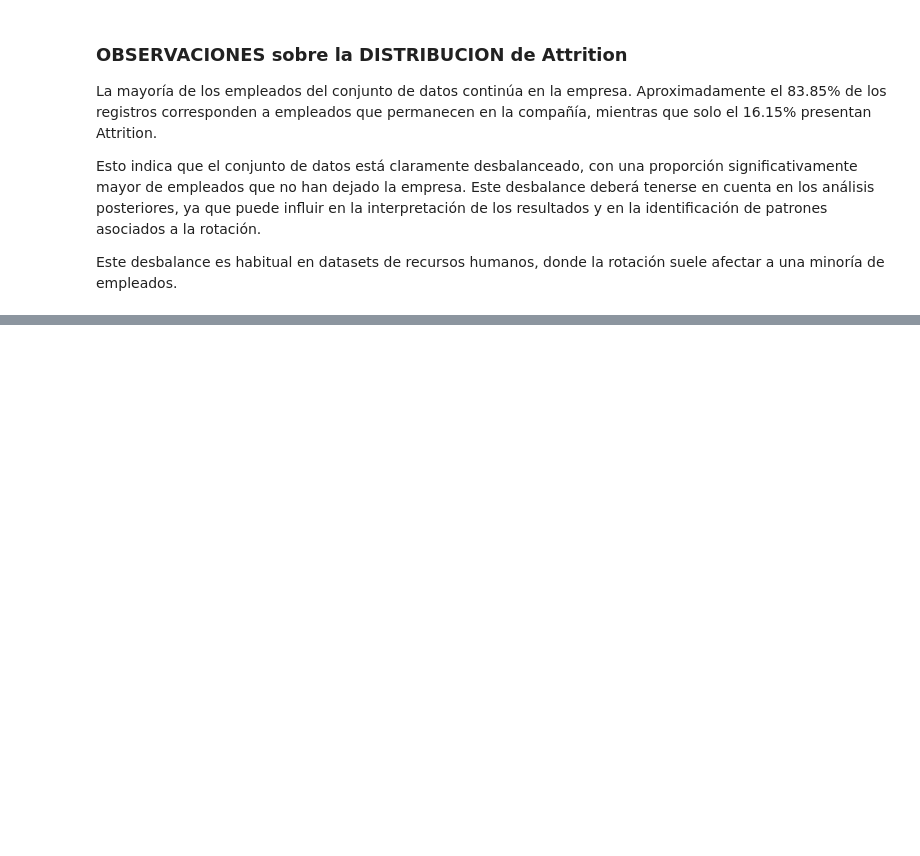
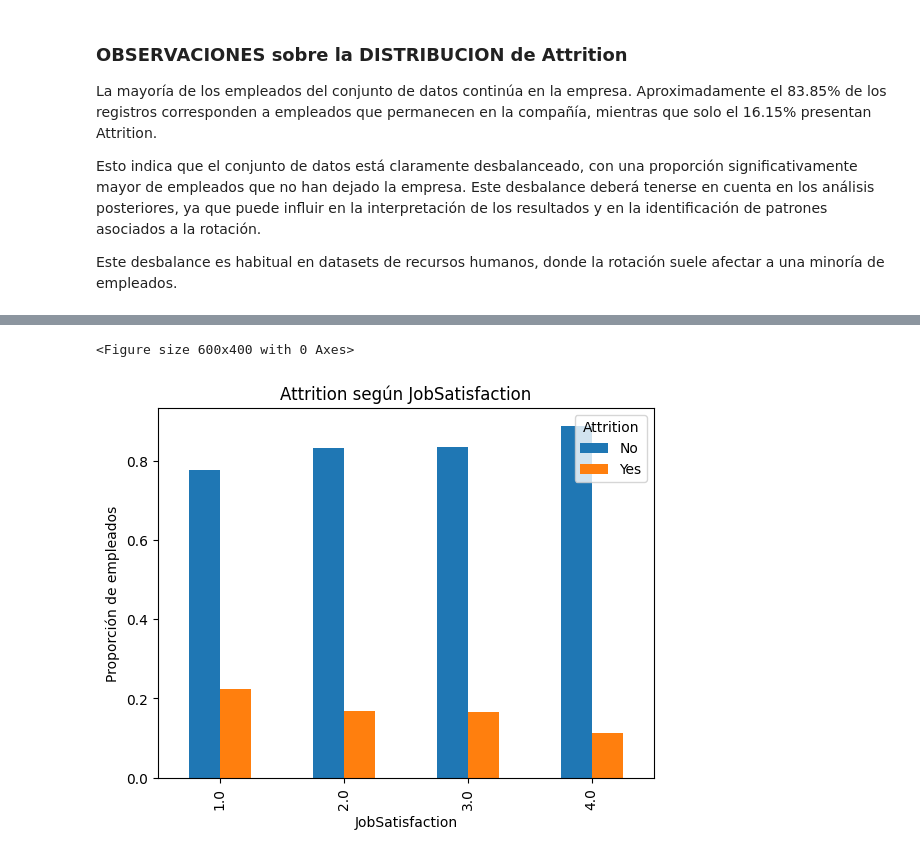
Before and after one commit to juliaisidroj/-project-da-promo-59-modulo-3-team-1, a Jupyter notebook: notebooks/Mati.ipynb, the cells around one changed output, grey strips where cells are left out. Saved outputs shown, nothing was run; the diff lists cells and outputs as text; code cells hidden in the pictures; blank space fills up the shorter version.

```diff
--- a/notebooks/Mati.ipynb
+++ b/notebooks/Mati.ipynb
@@ -74,0 +235,20 @@ Este desbalance es habitual en datasets de recursos humanos, donde la rotación
+# %%
+# Visualización
+
+plt.figure(figsize=(6, 4))
+
+pd.crosstab(
+    df_abc['JobSatisfaction'],
+    df_abc['Attrition'],
+    normalize='index'
+).plot(kind='bar')
+
+plt.title('Attrition según JobSatisfaction')
+plt.xlabel('JobSatisfaction')
+plt.ylabel('Proporción de empleados')
+
+plt.savefig('../outputs/attrition_jobsatisfaction.png', bbox_inches='tight')
+plt.show()
+# %% [output]
+<Figure size 600x400 with 0 Axes>
+[figure, added]
```
Also changed, not shown: parts of 21 cells of this notebook, 5 other files.
